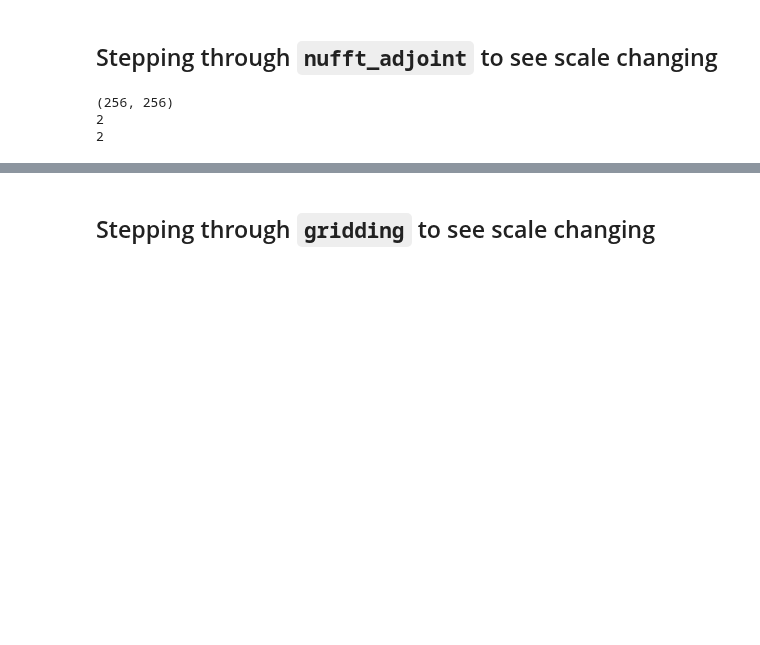
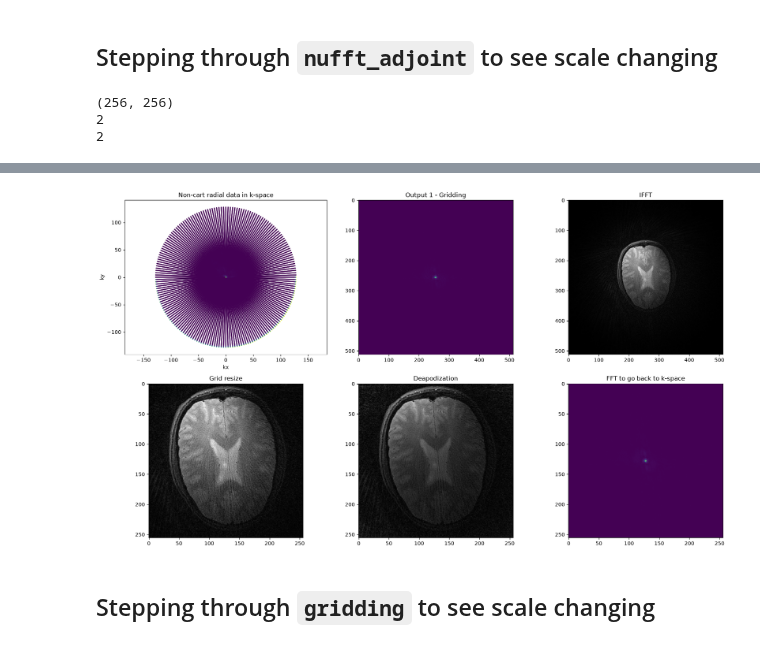
Before and after one commit to aymmulla/MSc-Project-ZTE, a Jupyter notebook: NUFFT Problems/Investigating Scaling.ipynb, the cells around one changed output, grey strips where cells are left out. Saved outputs shown, nothing was run; the diff lists cells and outputs as text; code cells hidden in the pictures; blank space fills up the shorter version.

```diff
--- a/NUFFT Problems/Investigating Scaling.ipynb
+++ b/NUFFT Problems/Investigating Scaling.ipynb
@@ -407,3 +421,45 @@ plt.show()
+# %%
+fig, ax = plt.subplots(2, 3, figsize=(18, 10))
+
+# 1. Non-cart radial data in kspace
+all_coords = coords.reshape(-1, 2)
+all_kspace = input[0].reshape(-1)
+
+ax[0, 0].scatter(all_coords[:, 0], all_coords[:, 1], c=np.abs(zte_radial_kspace[0]), s=1, cmap="viridis")
+ax[0, 0].set_title("Non-cart radial data in k-space")
+ax[0, 0].set_xlabel("kx")
+ax[0, 0].set_ylabel("ky")
+ax[0, 0].axis("equal")
+
+# 2. Output 1 - gridding
+ax[0, 1].imshow(np.abs(output1), cmap="viridis")
+ax[0, 1].set_title("Output 1 - Gridding")
+
+# 3. IFFT
+ax[0, 2].imshow(np.abs(output3), cmap="gray")
+ax[0, 2].set_title("IFFT")
+
+# 4. Grid resize
+ax[1, 0].imshow(np.abs(output4), cmap="gray")
+ax[1, 0].set_title("Grid resize")
+
+# 5. Deapodization
+fourier._apodize(output5, ndim=ndim, oversamp=oversamp, width=width, beta=beta)
+
+ax[1, 1].imshow(np.abs(output5), cmap="gray")
+ax[1, 1].set_title("Deapodization")
+
+# 6. FFT to go back to k-space
+output6 = sp.fft(output5, oshape=(256, 256), norm=None)
+
+ax[1, 2].imshow(np.abs(output6), cmap="viridis")
+ax[1, 2].set_title("FFT to go back to k-space")
+
+fig.savefig('scaling.png', dpi=300, bbox_inches='tight')
+plt.tight_layout()
+plt.show()
+# %% [output]
+[figure, added]
 # %% [markdown]
 ## Stepping through `gridding` to see scale changing
 # %%
```
Also changed, not shown: parts of 7 cells of this notebook, 32 other files.
